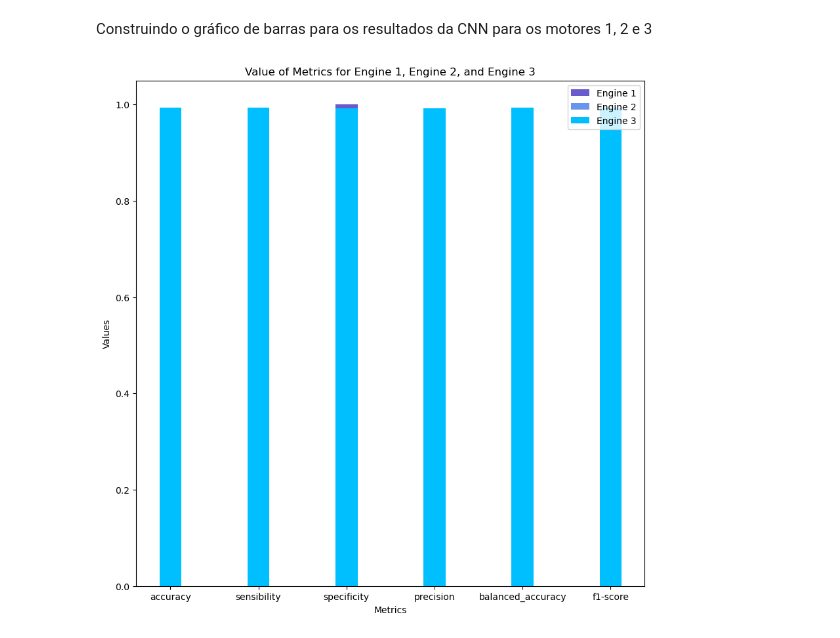
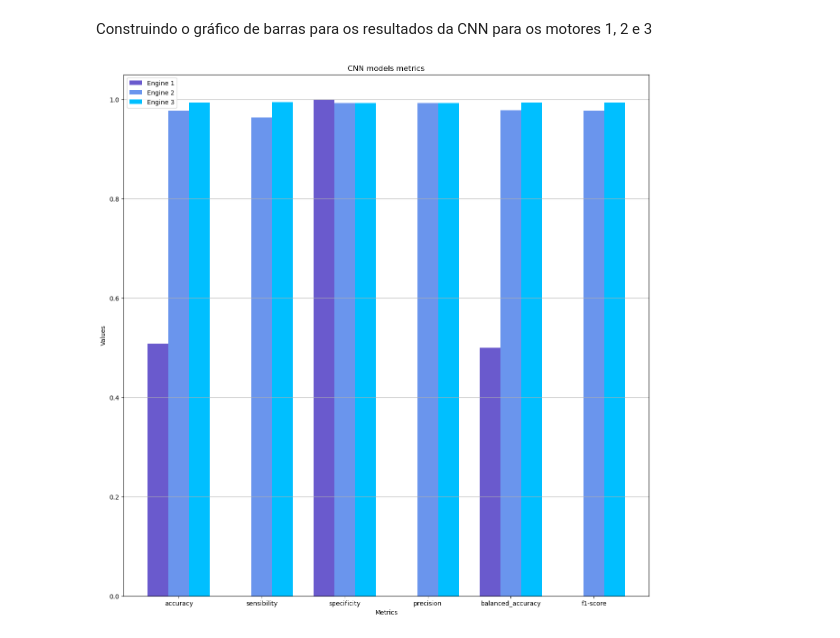
Before and after one commit to kakalins/deep-learn-anomaly-detection, a Jupyter notebook: results.ipynb, the cells around one changed output. Drawn from its saved outputs; the diff is of its cells as text; code cells hidden in the pictures.

```diff
--- a/results.ipynb
+++ b/results.ipynb
@@ -17,17 +17,19 @@ Construindo o gráfico de barras para os resultados da CNN para os motores 1, 2
 # %%
 metrics = cnn_m1.columns
 r1 = np.arange(len(metrics))
 r2 = [x + 0.25 for x in r1]
 r3 = [x + 0.25 for x in r2]
 
-plt.figure(figsize=(10,10))
+plt.figure(figsize=(15,15))
 plt.bar(r1, cnn_m1.values[0], color='#6A5ACD', width=0.25, label='Engine 1')
 plt.bar(r2, cnn_m2.values[0], color='#6A95ED', width=0.25, label='Engine 2')
 plt.bar(r3, cnn_m3.values[0], color='#00BFFF', width=0.25, label='Engine 3')
 plt.xlabel("Metrics")
+plt.xticks([r + 0.25 for r in range(len(metrics))], metrics)
 plt.ylabel("Values")
-plt.title("Value of Metrics for Engine 1, Engine 2, and Engine 3")
+plt.grid(axis='y', visible=True)
+plt.title("CNN models metrics")
 plt.legend()
 plt.show()
 # %% [output]
-[figure, old version]
+[figure, new version]
```
Also changed, not shown: 1 other file.
